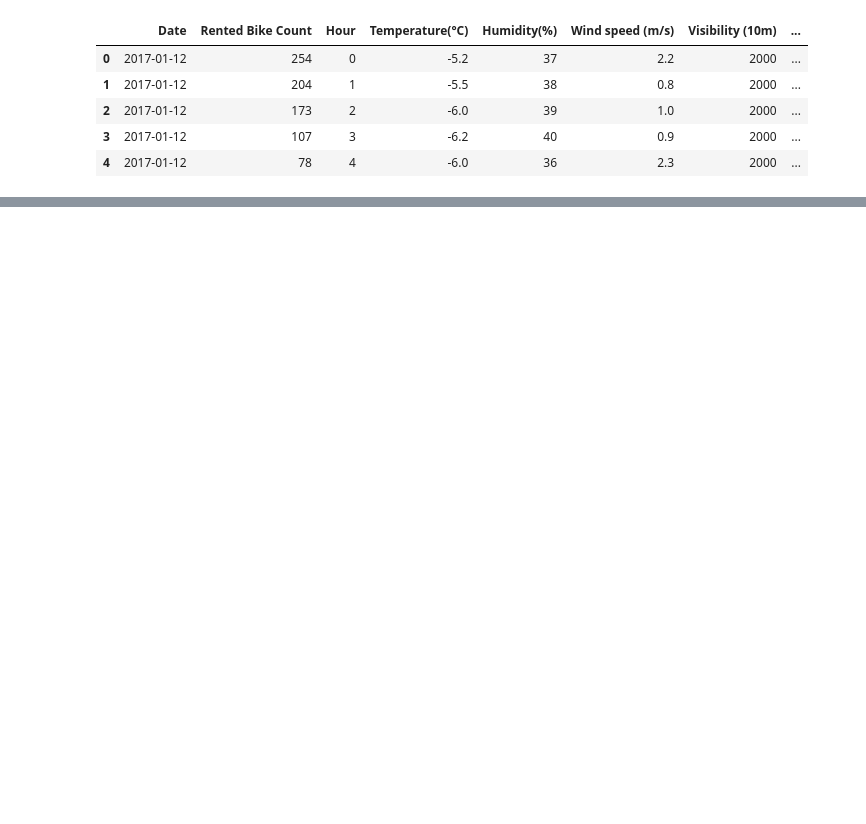
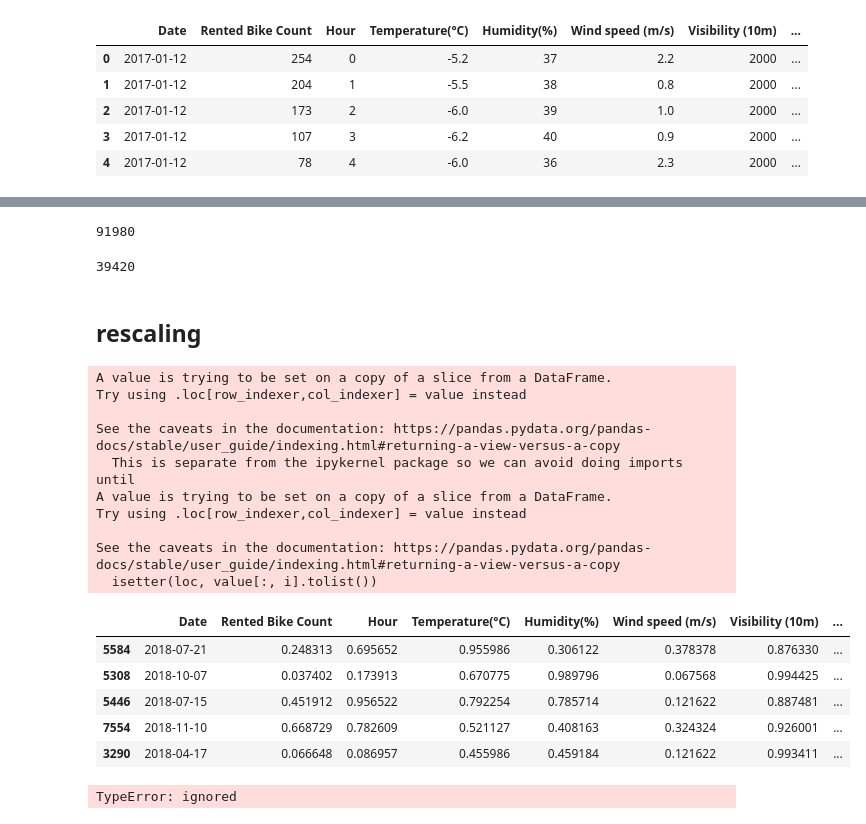
Before and after one commit to Arch0/bike-sharing, a Jupyter notebook: Bike_Sharing_Demand_Prediction_Capstone_Project.ipynb, the cells around one changed output, grey strips where cells are left out. Saved outputs shown, nothing was run; the diff lists cells and outputs as text; code cells hidden in the pictures; blank space fills up the shorter version.

```diff
--- a/Bike_Sharing_Demand_Prediction_Capstone_Project.ipynb
+++ b/Bike_Sharing_Demand_Prediction_Capstone_Project.ipynb
@@ -210,0 +254,40 @@ memory usage: 889.8+ KB
+# %%
+from sklearn.model_selection import train_test_split
+np.random.seed(0)
+df_train, df_test = train_test_split(df, train_size = 0.7, test_size = 0.3, random_state = 100)
+# %%
+df_train.size
+# %% [output]
+91980
+# %%
+df_test.size
+# %% [output]
+39420
+# %% [markdown]
+## rescaling
+# %%
+from sklearn.preprocessing import MinMaxScaler
+scaler = MinMaxScaler()
+# %%
+num_vars = ['Temperature(°C)', 'Hour', 'Humidity(%)', 'Rented Bike Count',"Wind speed (m/s)","Visibility (10m)","Solar Radiation (MJ/m2)","Rainfall(mm)","Snowfall (cm)"]
+
+df_train[num_vars] = scaler.fit_transform(df_train[num_vars])
+
+df_train.head()
+# %% [output]
+A value is trying to be set on a copy of a slice from a DataFrame.
+Try using .loc[row_indexer,col_indexer] = value instead
+
+See the caveats in the documentation: https://pandas.pydata.org/pandas-docs/stable/user_guide/indexing.html#returning-a-view-versus-a-copy
+  This is separate from the ipykernel package so we can avoid doing imports until
+A value is trying to be set on a copy of a slice from a DataFrame.
+Try using .loc[row_indexer,col_indexer] = value instead
+
+See the caveats in the documentation: https://pandas.pydata.org/pandas-docs/stable/user_guide/indexing.html#returning-a-view-versus-a-copy
+  isetter(loc, value[:, i].tolist())
+|  | Date | Rented Bike Count | Hour | Temperature(°C) | Humidity(%) | Wind speed (m/s) | Visibility (10m) | ... |
+| 5584 | 2018-07-21 | 0.248313 | 0.695652 | 0.955986 | 0.306122 | 0.378378 | 0.876330 | ... |
+| 5308 | 2018-10-07 | 0.037402 | 0.173913 | 0.670775 | 0.989796 | 0.067568 | 0.994425 | ... |
+| 5446 | 2018-07-15 | 0.451912 | 0.956522 | 0.792254 | 0.785714 | 0.121622 | 0.887481 | ... |
+| 7554 | 2018-11-10 | 0.668729 | 0.782609 | 0.521127 | 0.408163 | 0.324324 | 0.926001 | ... |
+| 3290 | 2018-04-17 | 0.066648 | 0.086957 | 0.455986 | 0.459184 | 0.121622 | 0.993411 | ... |
@@ -210,0 +301,8 @@ memory usage: 889.8+ KB
+# %%
+# Running RFE with the output number of the variable equal to 10
+lm = LinearRegression()
+lm.fit(X_train, y_train)
+rfe = RFE(lm, 15)
+rfe = rfe.fit(X_train, y_train)
+# %% [output]
+TypeError: ignored
```
Also changed, not shown: parts of 14 cells of this notebook.
